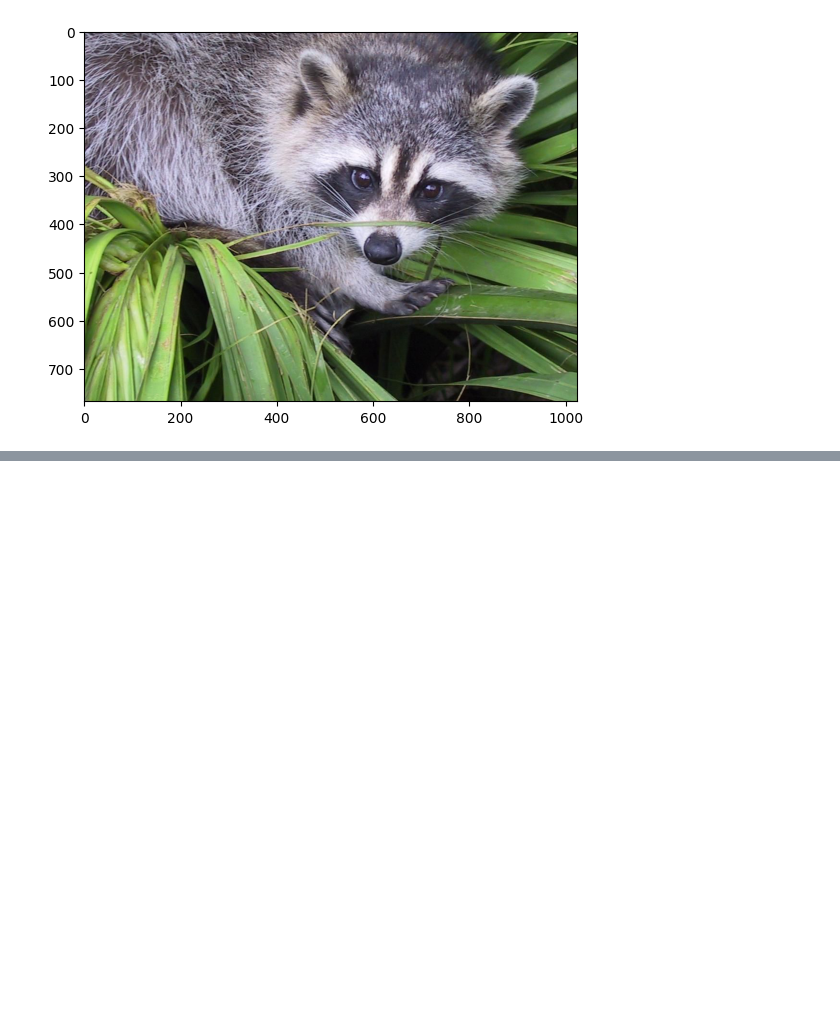
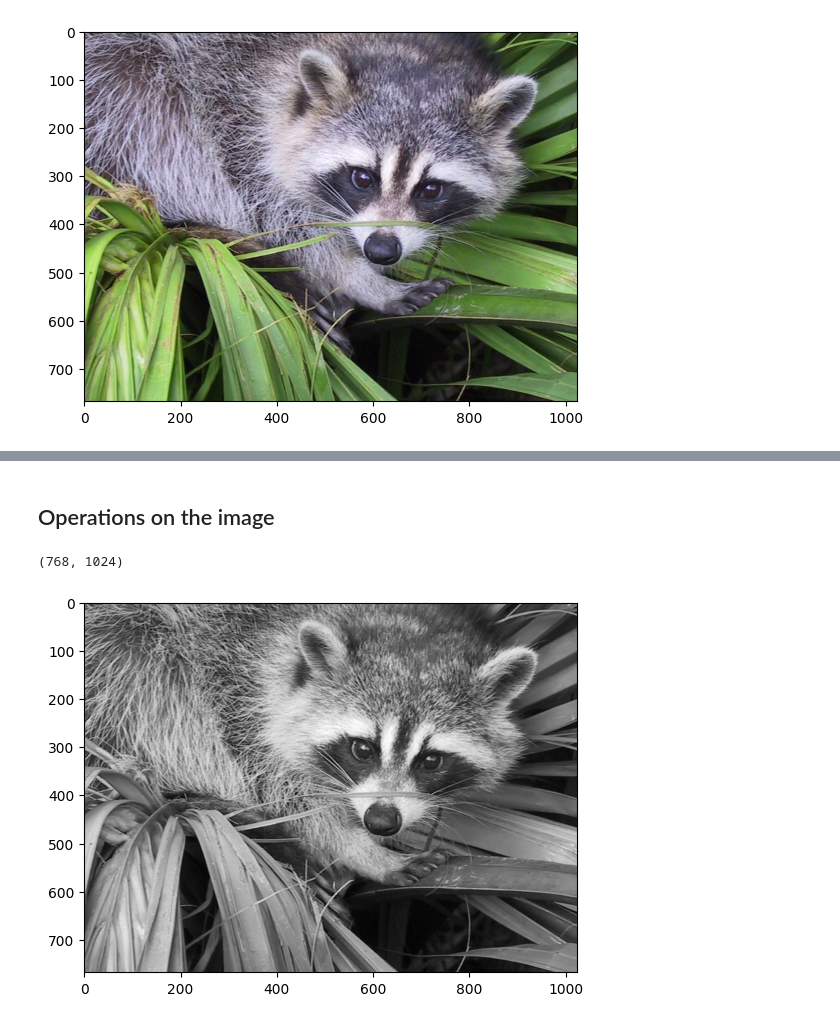
Before and after one commit to PaulGOMA/Learning, a Jupyter notebook: Numpy/Linear_algebra_n_dimensional_arrays/main.ipynb, the cells around one changed output, grey strips where cells are left out. Cells and saved outputs as stored; diff of their text form; code cells hidden in the pictures; blank space fills up the shorter version.

Commit message:
Display the gray scale version of the image

```diff
--- a/Numpy/Linear_algebra_n_dimensional_arrays/main.ipynb
+++ b/Numpy/Linear_algebra_n_dimensional_arrays/main.ipynb
@@ -26,0 +51,8 @@ plt.show()
+# %%
+img_array = img/255
+
+red_array = img_array[:, :, 0]
+green_array = img_array[:, :, 1]
+blue_array = img_array[:, :, 2]
+# %% [markdown]
+## Operations on the image
@@ -26,0 +61,14 @@ plt.show()
+# %%
+# the gray scale version of the image
+img_gray = img_array @ [0.2989, 0.5870, 0.1140]
+# %%
+# shape of the gray scale image
+img_gray.shape
+# %% [output]
+(768, 1024)
+# %%
+# display the image using matplotlib
+plt.imshow(img_gray, cmap='gray')
+plt.show()
+# %% [output]
+[figure, added]
```
Also changed, not shown: parts of 5 cells of this notebook.
